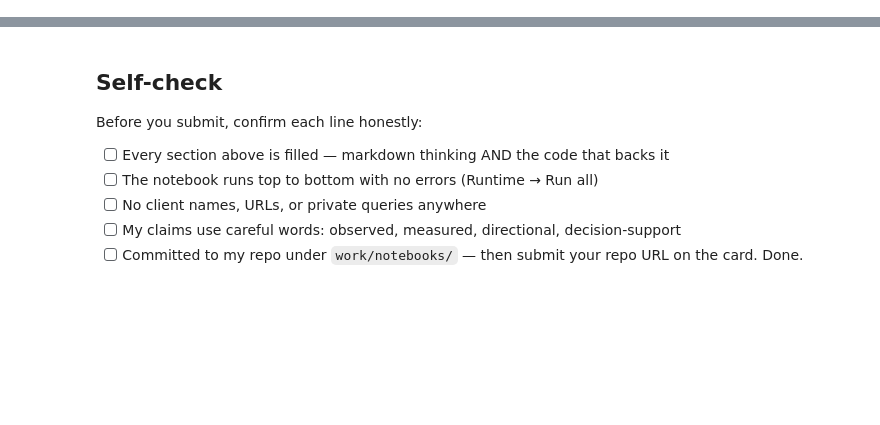
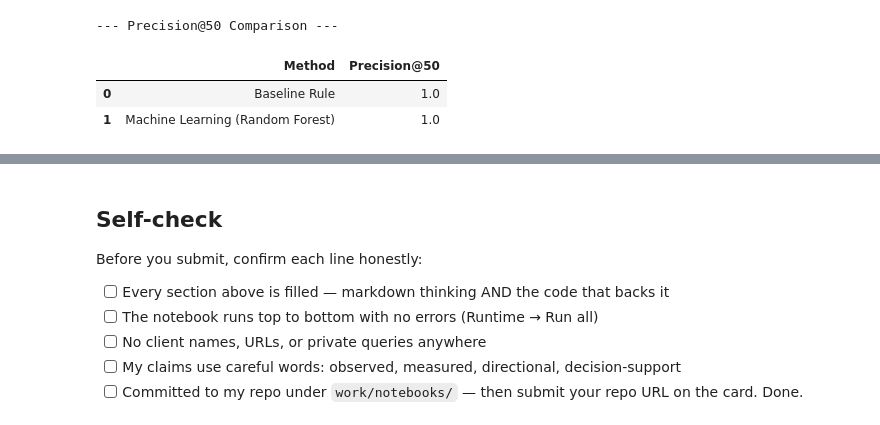
Before and after one commit to somyamaheshwari2612/flyyyyy, a Jupyter notebook: work/notebooks/capstone.ipynb, the cells around one changed output, grey strips where cells are left out. Saved outputs shown, nothing was run; the diff lists cells and outputs as text; code cells hidden in the pictures; blank space fills up the shorter version.

```diff
--- a/work/notebooks/capstone.ipynb
+++ b/work/notebooks/capstone.ipynb
@@ -19,0 +155,28 @@ This skeleton is yours to fill. Work the sections **in order** — each one has
+# %%
+# 1. Calculating Baseline Rule Score
+rule_condition = (df['content_age_days'] > 180) & (df['impressions_90d'] > 500) & (df['is_declining'] == 1)
+df['baseline_score'] = 0
+df.loc[rule_condition, 'baseline_score'] = 100 + (df['impressions_90d'] / 100000)
+
+# 2. Extracting Top 50 for Baseline
+top_50_baseline = df.sort_values(by='baseline_score', ascending=False).head(50)
+baseline_precision = top_50_baseline['is_declining'].mean()
+
+# 3. Extracting Top 50 for ML Model
+# We filter for a minimum impression volume to ensure the recommendations are actually impactful
+ml_candidates = df[df['impressions_90d'] > 500].copy()
+top_50_ml = ml_candidates.sort_values(by='ml_decline_prob', ascending=False).head(50)
+ml_precision = top_50_ml['is_declining'].mean()
+
+# 4. Displaying Results
+results_df = pd.DataFrame({
+    'Method': ['Baseline Rule', 'Machine Learning (Random Forest)'],
+    'Precision@50': [baseline_precision, ml_precision]
+})
+print("--- Precision@50 Comparison ---")
+display(results_df)
+# %% [output]
+--- Precision@50 Comparison ---
+|  | Method | Precision@50 |
+| 0 | Baseline Rule | 1.0 |
+| 1 | Machine Learning (Random Forest) | 1.0 |
```
Also changed, not shown: parts of 24 cells of this notebook.
